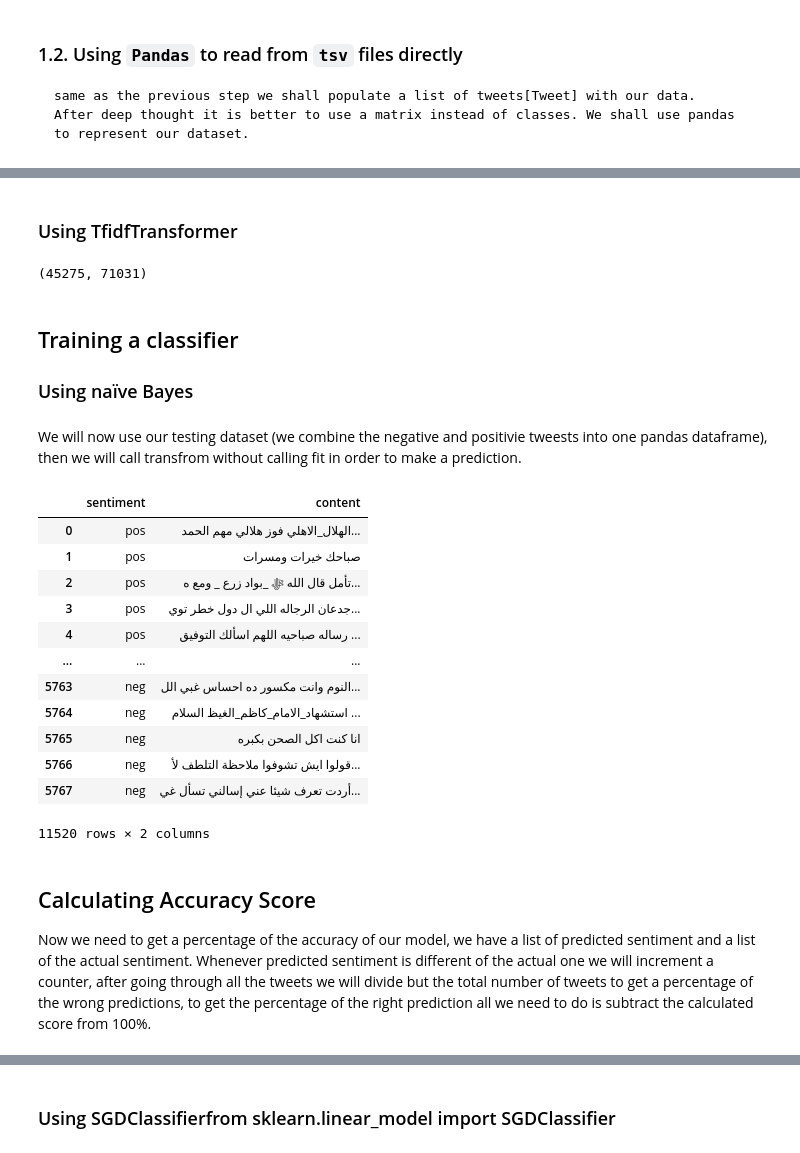
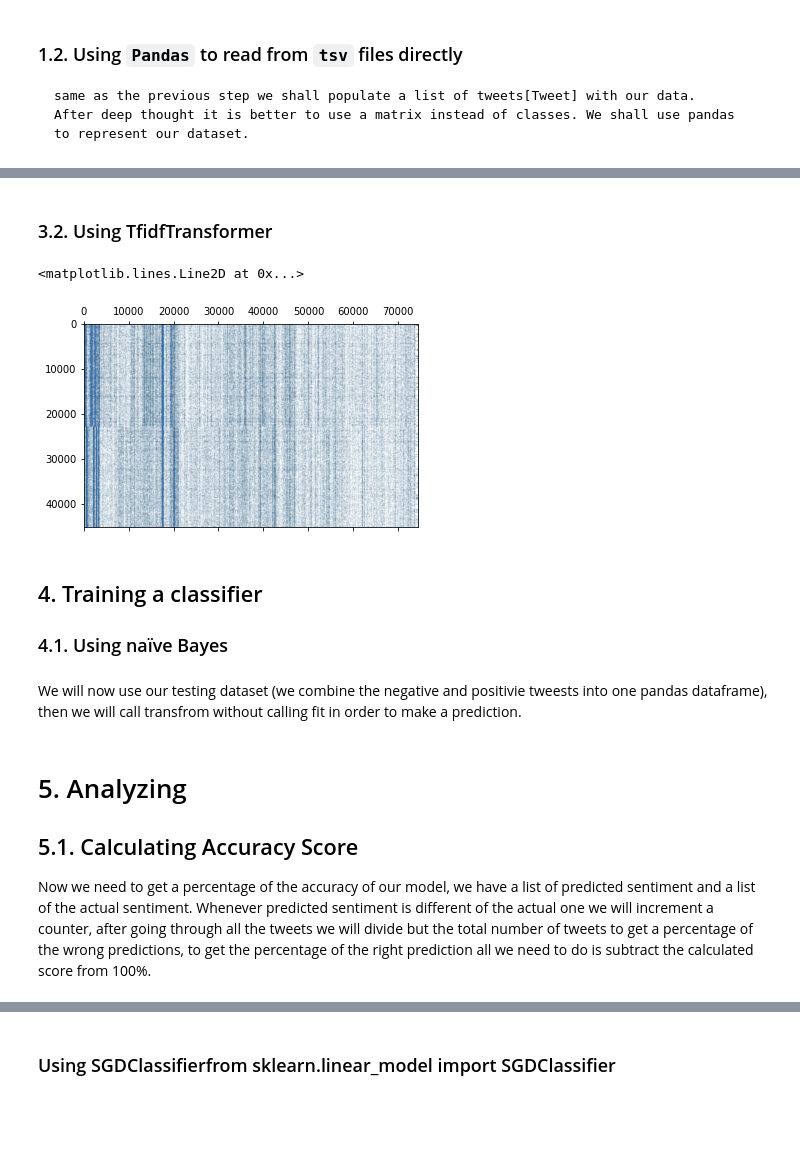
Before and after one commit to fayssalElAnsari/tatia-project, a Jupyter notebook: kaggle_notebook.ipynb, the cells around one changed output, grey strips where cells are left out. Drawn from its saved outputs; the diff is of its cells as text; code cells hidden in the pictures; blank space fills up the shorter version.

Commit message:
Kaggle Notebook | Arabic Tweets Sentiment Analysis | Version 12

```diff
--- a/kaggle_notebook.ipynb
+++ b/kaggle_notebook.ipynb
@@ -297,51 +494,33 @@ X_train_counts.shape
 # %% [markdown]
-### Using TfidfTransformer
+### 3.2. Using TfidfTransformer
 # %%
 from sklearn.feature_extraction.text import TfidfTransformer
 tfidf_transformer = TfidfTransformer()
-X_train_tfidf = tfidf_transformer.fit_transform(X_train_counts)
-X_train_tfidf.shape
+X_train_tfidf = tfidf_transformer.fit_transform(X_train_cv_matrix)
+
+plt.spy(X_train_tfidf, markersize=0.01)
 # %% [output]
-(45275, 71031)
+<matplotlib.lines.Line2D at 0x...>
+[figure, added]
 # %% [markdown]
-## Training a classifier
-### Using naïve Bayes
+## 4. Training a classifier
+### 4.1. Using naïve Bayes
 # %%
 from sklearn.naive_bayes import MultinomialNB
 clf = MultinomialNB().fit(X_train_tfidf, X_train.sentiment)
 # %% [markdown]
 We will now use our testing dataset (we combine the negative and positivie tweests into one pandas dataframe), then we will call transfrom without calling fit in order to make a prediction.
 # %%
-X_test = pd.concat([test_tweets_positive,test_tweets_negative])
-
-X_test.content = X_test.content.apply(remove_stop_words)
-X_test.content = X_test.content.apply(remove_emojis)
-X_test.content = X_test.content.apply(remove_punctuation)
-display(X_test)
-
-X_test_counts = count_vect.transform(X_test.content)
-X_test_tfidf = tfidf_transformer.transform(X_test_counts)
+X_test_cv_matrix = count_vect.transform(X_test.preprocessed_content)
+X_test_tfidf = tfidf_transformer.transform(X_test_cv_matrix)
 
 predicted = clf.predict(X_test_tfidf)
 
 # for tweet, sentiment in zip(X_test.content, predicted):
 #     print('%r => %s' % (tweet, sentiment))
-# %% [output]
-|  | sentiment | content |
-| 0 | pos | الهلال_الاهلي فوز هلالي مهم الحمد... |
-| 1 | pos | صباحك خيرات ومسرات |
-| 2 | pos | تأمل قال الله ﷻ _بواد زرع _ ومع ه... |
-| 3 | pos | جدعان الرجاله اللي ال دول خطر توي... |
-| 4 | pos | رساله صباحيه اللهم اسألك التوفيق ... |
-| ... | ... | ... |
-| 5763 | neg | النوم وانت مكسور ده احساس غبي الل... |
-| 5764 | neg | استشهاد_الامام_كاظم_الغيظ السلام ... |
-| 5765 | neg | انا كنت اكل الصحن بكبره |
-| 5766 | neg | قولوا ايش تشوفوا ملاحظة التلطف لأ... |
-| 5767 | neg | أردت تعرف شيئا عني إسالني تسأل غي... |
-11520 rows × 2 columns
 # %% [markdown]
-## Calculating Accuracy Score
+# 5. Analyzing
+## 5.1. Calculating Accuracy Score
 Now we need to get a percentage of the accuracy of our model, we have a list of predicted sentiment and a list of the actual sentiment. Whenever predicted sentiment is different of the actual one we will increment a counter, after going through all the tweets we will divide but the total number of tweets to get a percentage of the wrong predictions, to get the percentage of the right prediction all we need to do is subtract the calculated score from 100%.
 # %%
 wrong_predictions = 0
```
Also changed, not shown: parts of 35 cells of this notebook.
